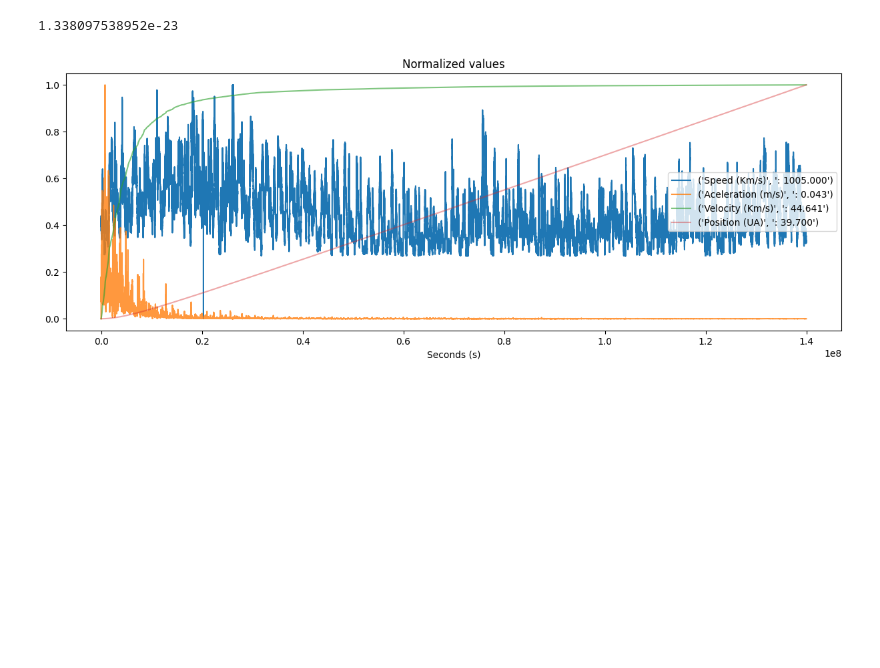
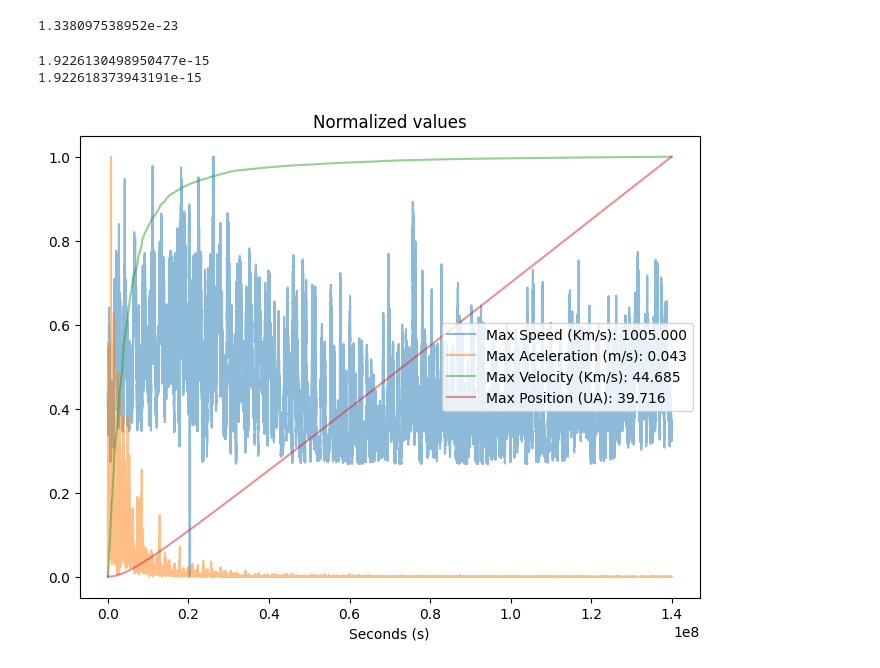
Before and after one commit to S4GC/Energy-and-linear-momentum-change-exerted-by-the-solar-wind-for-applications-in-electric-solar-sails, a Jupyter notebook: Codes/Past/Relativistic velocity.ipynb, the cells around one changed output. Saved outputs shown, nothing was run; the diff lists cells and outputs as text; code cells hidden in the pictures; blank space fills up the shorter version.

Commit message:
Color graph
Color graph

```diff
--- a/Codes/Past/Relativistic velocity.ipynb
+++ b/Codes/Past/Relativistic velocity.ipynb
@@ -1034,10 +1034,26 @@ Vsfc(1.67262192369 *1e-27, 100, 0, 4e5, 0,0,0)
 c = 299792458 # m/s Velocidad de la luz
 
 qp = 1.602176634e-19 #C Carga electrica de un proton
-rw = 10*1e-6 # m Radio del cable de la vela
+rw = 2 * 10*1e-6 # m Radio del cable de la vela
 lw = 20*1e3 # m LOngitud del cable
 As = np.pi*(lw**2) #m**2 Area de la vela
 Ts = 12*1e3 #kV Potencial electrico de la vela
+
+sigma_inv = 1.71 * 1e-8 # Ohm m
+alpha_sigma_inv = 3.8*1e-3
+
+rho = 8966
+alpha_rho = 3*16.5*1e-6
+
+Mm = 63.546 *1e-3
+
+N_av = 6.022*1e23
+
+dT = -250
+free_e = 1
+nq = 1*N_av*(1/Mm)*((rho*As*rw)/(As*rw*(1+(alpha_rho*dT))))*qp
+
+vd = 1/(nq*(c**2)*(sigma_inv*(1+(alpha_sigma_inv*dT))))
 
 Q = 0
 
@@ -1120,7 +1136,9 @@ for year in years[1:]:
       #mpi = mp#*Np[i]*As*(2*rw)*(sec[i]-t0)
       vpi = vp[i] * np.cos(theta[i])
 
-      W = Ts*qp*(1+(vpi/c))#*Np[i]*As*(2*rw)*((r_Np**2)/((r_Np+r0)**2))*(sec[i]-t0)
+
+      W = Ts*qp*(1+(vpi* ((vd*Ts/rw) + (v0/c**2))))#*
+      #W = Ts*qp*(1+(vpi/c))#*Np[i]*As*(2*rw)*((r_Np**2)/((r_Np+r0)**2))*(sec[i]-t0)
       I  = (sec[i]-t0)*W/rw
 
       v = Vsfc(mpi, ms, v0, vpi, I, W, Q)
@@ -1132,7 +1150,7 @@ for year in years[1:]:
         a = a*((r_Np**2)/((r_Np+r0)**2))
         #ac = ac
       else:
-        a = (dv/(sec[i]-t0))*Np[i]*As*(rw)*((r_Np**2)/((r_Np+r0)**2))
+        a = (dv/(sec[i]-t0))*Np[i]*As*((r_Np**2)/((r_Np+r0)**2))*(rw)
         #ac = dvc/(sec[i]-t0)
 
       #v = a*(sec[i]-t0) + v0
@@ -1155,22 +1173,33 @@ for year in years[1:]:
     Mass.append(mp*Np[i]*As*(2*rw)*((r_Np**2)/((r_Np+r0)**2)))
     Momentum.append(mp*Np[i]*As*(2*rw)*((r_Np**2)/((r_Np+r0)**2))*vpi)
     Time.append(t0)
+# %%
+W = Ts*qp*(1+(1000*vd*Ts/rw))
+print(W)
+W = Ts*qp*(1+(1000/c))#*Np[i]*As*(2*rw)*((r_Np**2)/((r_Np+r0)**2))*(sec[i]-t0)
+print(W)
+# %% [output]
+1.9226130498950477e-15
+1.922618373943191e-15
 # %%
 prop = [Speed, Aceleration, Velocity, Position]#, Mass, Momentum, Delta_velocity]
 name = ["Speed (Km/s)", "Aceleration (m/s)", "Velocity (Km/s)", "Position (UA)"]#, "Mass (Kg)", "Momentum (Kg*m/s)", "Delta_velocity (m/s)"]
 c_max = [1e3, 1, 1e3, 1.496e11]#,1,1,1]
 
 
-plt.figure(figsize=(15,5))
+plt.figure(figsize=(8,6))
 
 for i in range(len(prop)):
     max = np.max(prop[i])/c_max[i]
     #plt.scatter(Time, prop[i]/np.max(prop[i]), label= (name[i], ": {:.3f}".format(max)), alpha=0.25, s=0.001)
-    plt.plot(Time, prop[i]/np.max(prop[i]), label= (name[i], ": {:.3f}".format(max)), alpha=(1-(i/(len(prop)+1))) )
+    na = f"Max {name[i]}: "
+    val =  "{:.3f}".format(max)
+    lab = na + val
+    plt.plot(Time, prop[i]/np.max(prop[i]), label= lab, alpha=0.5)
 
-plt.legend()
+plt.legend(loc="best")
 plt.xlabel("Seconds (s)")
 plt.title(f"Normalized values")
 plt.show()
 # %% [output]
-[figure, old version]
+[figure, new version]
```
Also changed, not shown: parts of 6 cells of this notebook, 3 other files.
